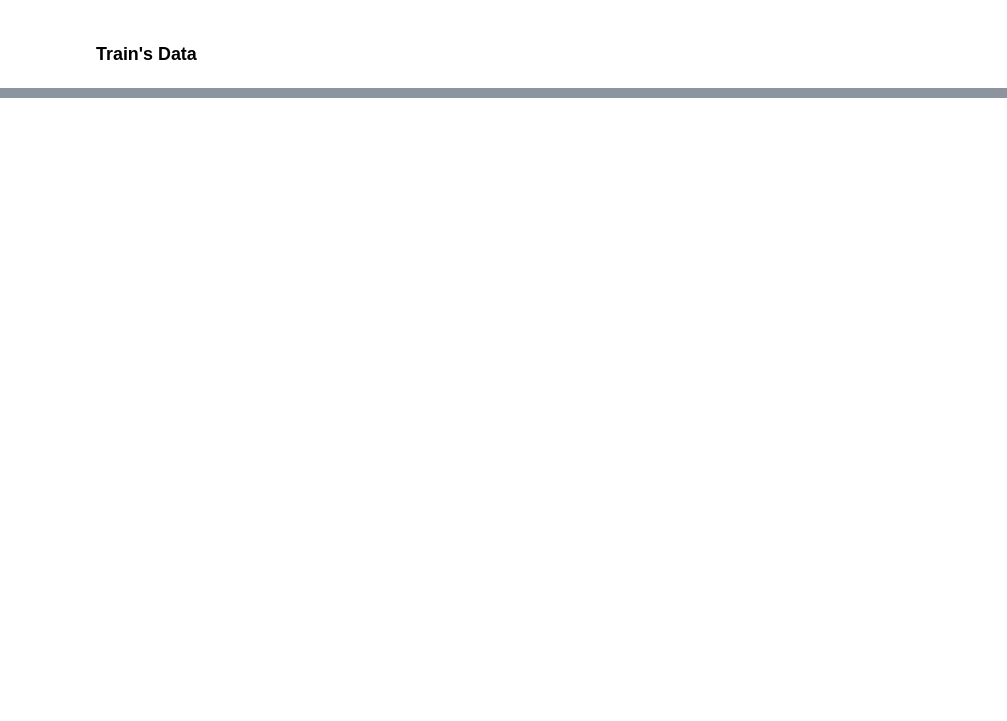
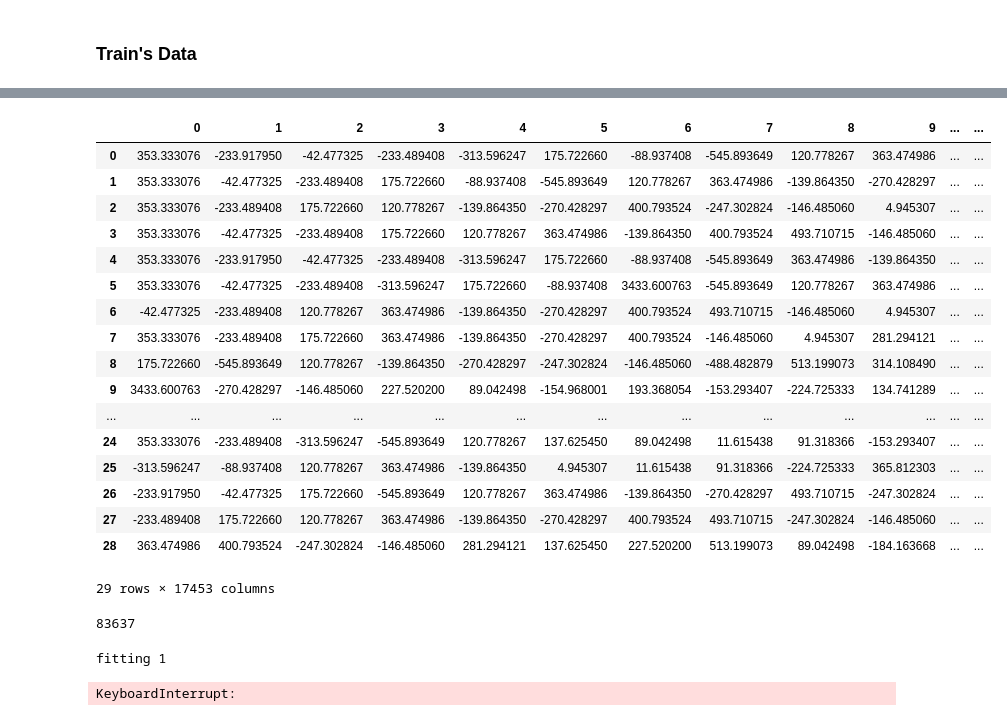
Before and after one commit to MassimoZarantonello2/SignatureInference, a Jupyter notebook: scripts/pipeline.ipynb, the cells around one changed output, grey strips where cells are left out. Cells and saved outputs as stored; diff of their text form; code cells hidden in the pictures; blank space fills up the shorter version.

```diff
--- a/scripts/pipeline.ipynb
+++ b/scripts/pipeline.ipynb
@@ -80,7 +137,5 @@ def compare_r2_sets(s1, s2):
 # %%
 predictor = MultilabelPredictor.load('../models/save/Predictior-0.03')
 pred_mutation_count = pd.read_csv('../simulations/data2/run_1/trinucleotides_counts_sampling_0.03.csv').iloc[:,1:]
-pred_mutation_count.head()
-#predictions = predictor.predict(pred_mutation_count)
-#predictions
+prediction = predictor.predict(pred_mutation_count)
 # %% [output]
@@ -170,0 +200,75 @@ ModuleNotFoundError: No module named 'tensorflow'
+# %%
+pred_with_bin_mutation_count = np.hstack([mutation_count @ signature_prob_distribution.T, prediction])
+pred = pe.predict(pred_with_bin_mutation_count)
+df = pd.DataFrame(pred)
+df
+# print(f'Mean: {np.mean(pred_r2, axis=0)}, Median {np.median(pred_r2, axis=0)}, Max/Min: {np.max(pred_r2, axis=0)}/{np.min(pred_r2, axis=0)}')  #83637
+# %% [output]
+|  | 0 | 1 | 2 | 3 | 4 | 5 | 6 | 7 | 8 | 9 | ... | ... |
+| 0 | 353.333076 | -233.917950 | -42.477325 | -233.489408 | -313.596247 | 175.722660 | -88.937408 | -545.893649 | 120.778267 | 363.474986 | ... | ... |
+| 1 | 353.333076 | -42.477325 | -233.489408 | 175.722660 | -88.937408 | -545.893649 | 120.778267 | 363.474986 | -139.864350 | -270.428297 | ... | ... |
+| 2 | 353.333076 | -233.489408 | 175.722660 | 120.778267 | -139.864350 | -270.428297 | 400.793524 | -247.302824 | -146.485060 | 4.945307 | ... | ... |
+| 3 | 353.333076 | -42.477325 | -233.489408 | 175.722660 | 120.778267 | 363.474986 | -139.864350 | 400.793524 | 493.710715 | -146.485060 | ... | ... |
+| 4 | 353.333076 | -233.917950 | -42.477325 | -233.489408 | -313.596247 | 175.722660 | -88.937408 | -545.893649 | 363.474986 | -139.864350 | ... | ... |
+| 5 | 353.333076 | -42.477325 | -233.489408 | -313.596247 | 175.722660 | -88.937408 | 3433.600763 | -545.893649 | 120.778267 | 363.474986 | ... | ... |
+| 6 | -42.477325 | -233.489408 | 120.778267 | 363.474986 | -139.864350 | -270.428297 | 400.793524 | 493.710715 | -146.485060 | 4.945307 | ... | ... |
+| 7 | 353.333076 | -233.489408 | 175.722660 | 363.474986 | -139.864350 | -270.428297 | 400.793524 | -146.485060 | 4.945307 | 281.294121 | ... | ... |
+| 8 | 175.722660 | -545.893649 | 120.778267 | -139.864350 | -270.428297 | -247.302824 | -146.485060 | -488.482879 | 513.199073 | 314.108490 | ... | ... |
+| 9 | 3433.600763 | -270.428297 | -146.485060 | 227.520200 | 89.042498 | -154.968001 | 193.368054 | -153.293407 | -224.725333 | 134.741289 | ... | ... |
+| ... | ... | ... | ... | ... | ... | ... | ... | ... | ... | ... | ... | ... |
+| 24 | 353.333076 | -233.489408 | -313.596247 | -545.893649 | 120.778267 | 137.625450 | 89.042498 | 11.615438 | 91.318366 | -153.293407 | ... | ... |
+| 25 | -313.596247 | -88.937408 | 120.778267 | 363.474986 | -139.864350 | 4.945307 | 11.615438 | 91.318366 | -224.725333 | 365.812303 | ... | ... |
+| 26 | -233.917950 | -42.477325 | 175.722660 | -545.893649 | 120.778267 | 363.474986 | -139.864350 | -270.428297 | 493.710715 | -247.302824 | ... | ... |
+| 27 | -233.489408 | 175.722660 | 120.778267 | 363.474986 | -139.864350 | -270.428297 | 400.793524 | 493.710715 | -247.302824 | -146.485060 | ... | ... |
+| 28 | 363.474986 | 400.793524 | -247.302824 | -146.485060 | 281.294121 | 137.625450 | 227.520200 | 513.199073 | 89.042498 | -184.163668 | ... | ... |
+29 rows × 17453 columns
+# %%
+seed
+# %% [output]
+83637
+# %%
+scaler = StandardScaler()
+mutation_scaled = scaler.fit_transform(mutation_count)
+with_bin_mutation_count = np.hstack([mutation_count @ signature_prob_distribution.T, mutation_count_bin])
+with_bin_sites_mutation_count = np.hstack([mutation_count @ signature_prob_distribution.T, mutation_count_bin,encoded_labels])
+
+models = [LinearRegression(),
+          LinearRegression(),
+          LinearRegression(),
+          LinearRegression(),       # BEST
+          Ridge(alpha=0.1),
+          LinearRegression()
+          ]
+fit_inputs = [mutation_count,                                   # Simple count of mutation per sample
+              mutation_count @ signature_prob_distribution.T,   # Count of mutation per sample multiplied by the mutation distribution
+              mutation_scaled @ signature_prob_distribution.T,  # Count of mutation per sample normalized multiplied by the mutation distribution
+              with_bin_mutation_count, # BEST                   # Count multiplied by probability distribution concat with the True/Fasle vector
+              mutation_count @ signature_prob_distribution.T,   # Count of mutation per sample multiplied by the mutation distribution
+              with_bin_sites_mutation_count
+              ]
+
+bests = []
+best_r2s = []
+best_mses = []
+i = 0
+while i in range(50):
+    i+=1
+    r2s = []
+    mses = []
+    print(f'fitting {i}')
+    for model, fit_input in zip(models, fit_inputs):
+        pe = PredictExposure(model)
+        fit_r2, fit_mse = pe.fit(fit_input)
+        r2s.append(fit_r2),
+        mses.append(fit_mse)
+    match, best = best_for_each(r2s,mses)
+    if match:
+        print(f'Match on {best}')
+        print(r2s[best], mses[best])
+        print(best)
+        bests.append(best)
+        best_mses.append(mses[best])
+        best_r2s.append(r2s[best])
+# %% [output]
+fitting 1
+KeyboardInterrupt:
```
Also changed, not shown: parts of 19 cells of this notebook, 4 other files.
